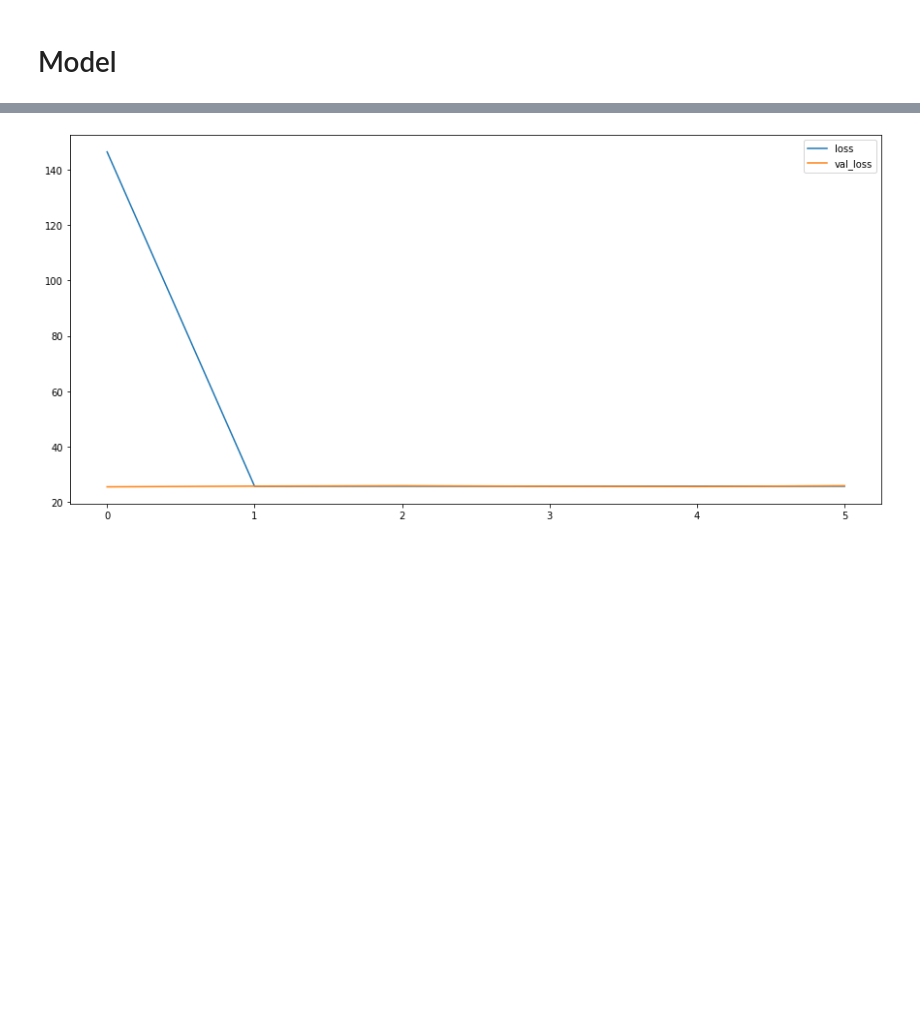
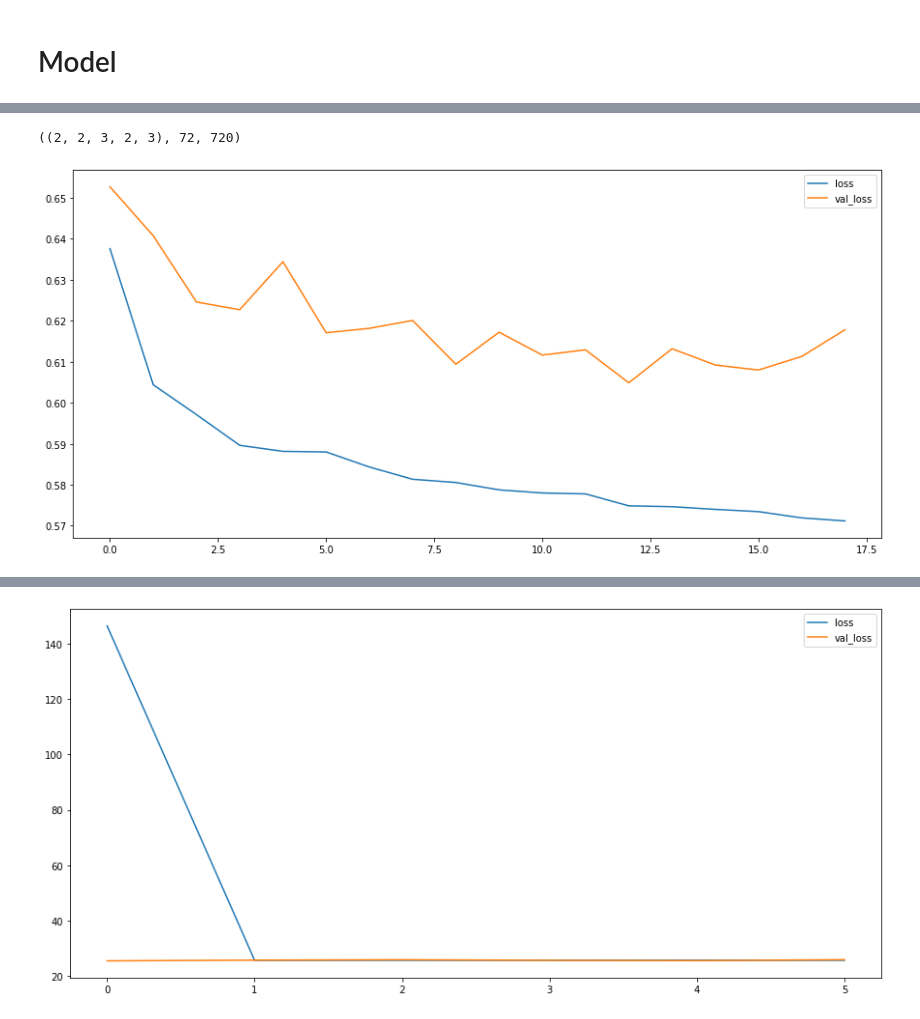
Before and after one commit to matejsladek/random_layers, a Jupyter notebook: code/experiments/census-income/Census Income.ipynb, the cells around one changed output, grey strips where cells are left out. Saved outputs shown, nothing was run; the diff lists cells and outputs as text; code cells hidden in the pictures; blank space fills up the shorter version.

Commit message:
Add hyperparameter search for l1 penalty

```diff
--- a/code/experiments/census-income/Census Income.ipynb
+++ b/code/experiments/census-income/Census Income.ipynb
@@ -210,0 +201,12 @@ len(models), len(models) * folds
+# %%
+model_configurations = np.array(list(product(before_options, random_options, after_options)))
+model_configurations = model_configurations.reshape(
+    len(before_options),
+    len(sizes),
+    max_depth + 1,
+    len(after_options),
+    len((before_options, random_options, after_options)),
+)
+model_configurations.shape, prod(model_configurations.shape), prod(model_configurations.shape) * folds
+# %% [output]
+((2, 2, 3, 2, 3), 72, 720)
@@ -210,0 +228,45 @@ len(models), len(models) * folds
+# %%
+def test(hyperparameters):
+    l1_factor = hyperparameters[0, 0]
+
+    model = build_model([], [middle_size], [100], un_log_space(l1_factor))
+    model.compile(optimizer="adam", loss="mean_squared_error")
+
+    train_ids, test_ids = next(KFold(n_splits=10, shuffle=True).split(np.arange(dataset.shape[0])))
+    half_validate = round(len(test_ids) / 2)
+
+    model.fit(
+        train[train_ids], labels[train_ids],
+        32,
+        epochs=100,
+        shuffle=True,
+        validation_data=(
+            train[test_ids][:half_validate], labels[test_ids][:half_validate],
+        ),
+        callbacks=[
+            keras.callbacks.EarlyStopping(
+                patience=5,
+                restore_best_weights=True,
+            ),
+            PlotLosses(),
+        ],
+    )
+
+    score = model.evaluate(
+        train[test_ids][half_validate:], labels[test_ids][half_validate:],
+        verbose=0,
+    )
+
+    return score
+# %%
+results = list()
+for middle_size in [10, 100, 1000]:
+    bo = BayesianOptimization(
+        f=test,
+        domain=domain,
+    )
+
+    bo.run_optimization(50)
+    results.append((middle_size, bo.x_opt))
+# %% [output]
+[figure, added]
```
Also changed, not shown: parts of 15 cells of this notebook.
